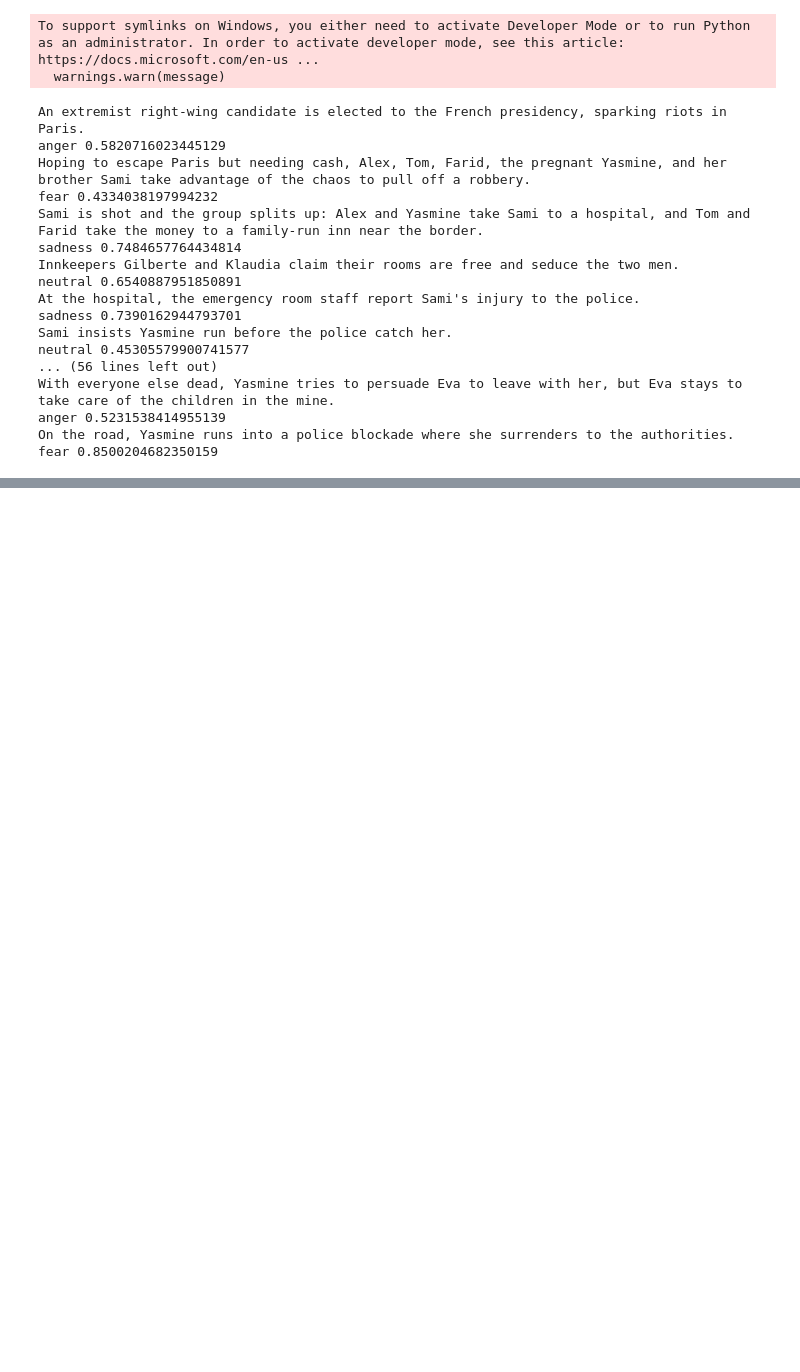
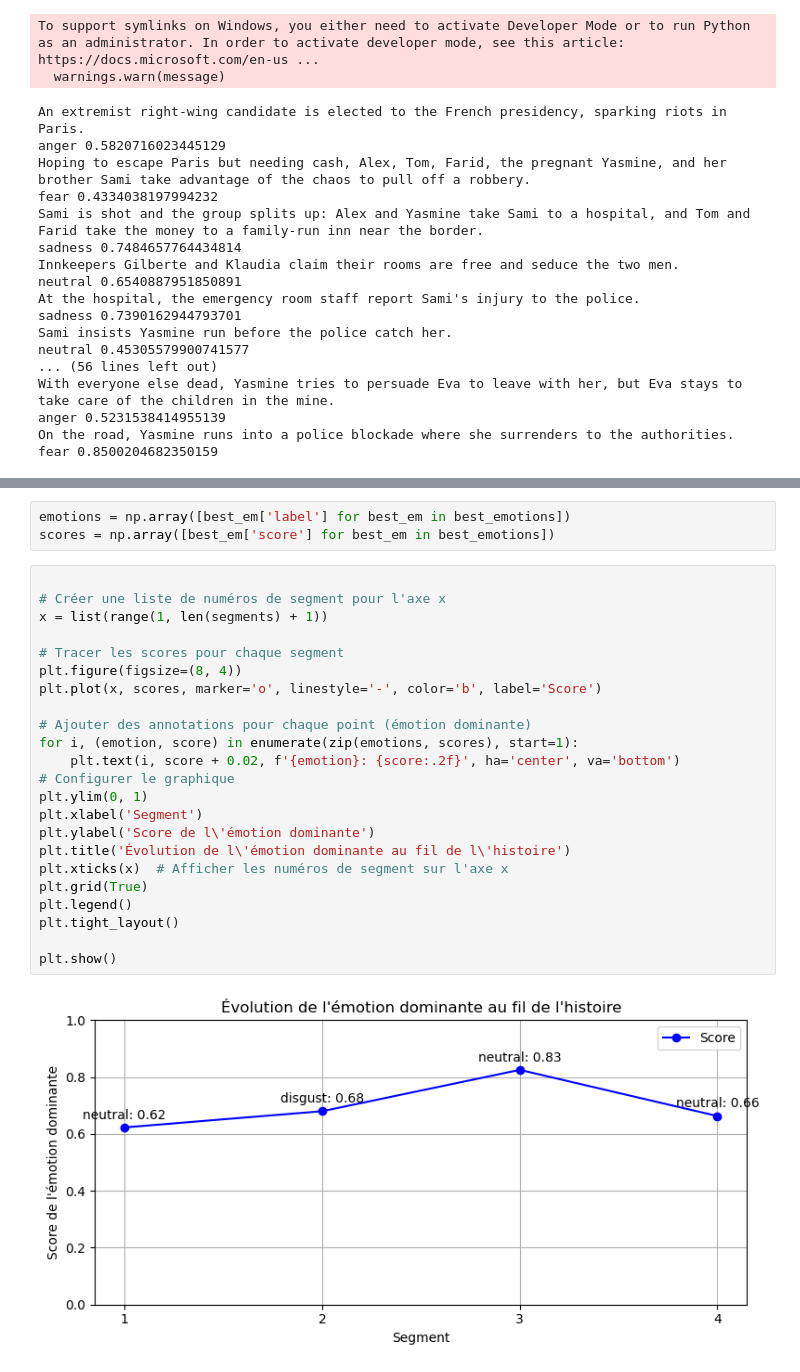
Before and after one commit to epfl-ada/ada-2024-project-dataffoneurs, a Jupyter notebook: data_exploration.ipynb, the cells around one changed output, grey strips where cells are left out. Drawn from its saved outputs; the diff is of its cells as text; blank space fills up the shorter version.

```diff
--- a/data_exploration.ipynb
+++ b/data_exploration.ipynb
@@ -181,0 +373,28 @@ fear 0.8500204682350159
+# %%
+emotions = np.array([best_em['label'] for best_em in best_emotions])
+scores = np.array([best_em['score'] for best_em in best_emotions])
+# %%
+
+# Créer une liste de numéros de segment pour l'axe x
+x = list(range(1, len(segments) + 1))
+
+# Tracer les scores pour chaque segment
+plt.figure(figsize=(8, 4))
+plt.plot(x, scores, marker='o', linestyle='-', color='b', label='Score')
+
+# Ajouter des annotations pour chaque point (émotion dominante)
+for i, (emotion, score) in enumerate(zip(emotions, scores), start=1):
+    plt.text(i, score + 0.02, f'{emotion}: {score:.2f}', ha='center', va='bottom')
+# Configurer le graphique
+plt.ylim(0, 1)
+plt.xlabel('Segment')
+plt.ylabel('Score de l\'émotion dominante')
+plt.title('Évolution de l\'émotion dominante au fil de l\'histoire')
+plt.xticks(x)  # Afficher les numéros de segment sur l'axe x
+plt.grid(True)
+plt.legend()
+plt.tight_layout()
+
+plt.show()
+# %% [output]
+[figure, added]
```
Also changed, not shown: parts of 18 cells of this notebook.
